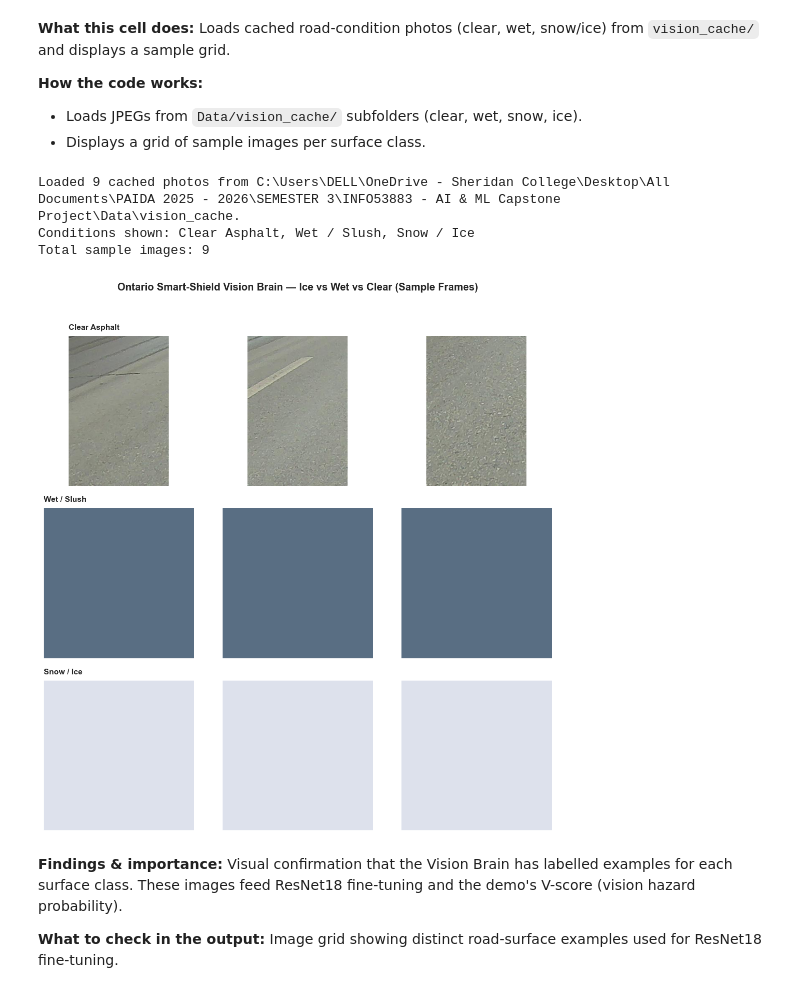
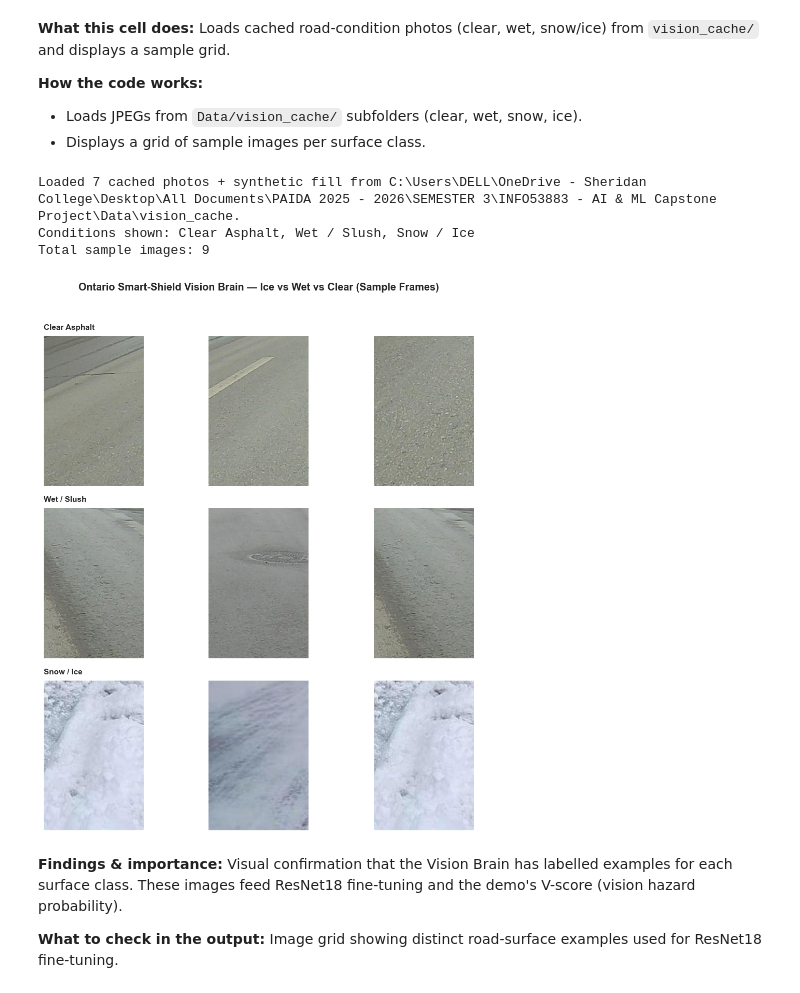
Before and after one commit to afolabi-adesina-m/Smart-Shield-AI, a Jupyter notebook: notebooks/capstone_with_results.ipynb, the cells around one changed output. Cells and saved outputs as stored; diff of their text form; code cells hidden in the pictures.

Commit message:
Update capstone project files excluding Fixed_Y notebooks

```diff
--- a/notebooks/capstone_with_results.ipynb
+++ b/notebooks/capstone_with_results.ipynb
@@ -2457,36 +2641,36 @@ Install once if needed: `pip install datasets torchvision`
 # Optional one-time seed: python seed_vision_cache.py
 
 import sys
 import importlib
 from pathlib import Path
 
 if "vision_brain" in sys.modules:
     del sys.modules["vision_brain"]
 import vision_brain
 importlib.reload(vision_brain)
 
 from vision_brain import load_sample_images, display_condition_samples, DISPLAY_ORDER, resolve_cache_dir
 
-VISION_CACHE = str((DATA.parent / "Data" / "vision_cache") if "DATA" in dir() else resolve_cache_dir())
+VISION_CACHE = str(resolve_cache_dir() if "DATA" not in dir() else (DATA / "vision_cache" if (DATA / "vision_cache").is_dir() else DATA.parent / "Data" / "vision_cache"))
 SAMPLES_PER_CLASS = 3
 
 sample_images, sample_labels = load_sample_images(
     n_per_class=SAMPLES_PER_CLASS,
     cache_dir=VISION_CACHE,
 )
 
 print("Conditions shown:", ", ".join(DISPLAY_ORDER))
 print(f"Total sample images: {len(sample_images)}")
 display_condition_samples(
     sample_images,
     sample_labels,
     title="Ontario Smart-Shield Vision Brain — Ice vs Wet vs Clear (Sample Frames)",
 )
 # %% [output]
-Loaded 9 cached photos from C:\Users\DELL\OneDrive - Sheridan College\Desktop\All Documents\PAIDA 2025 - 2026\SEMESTER 3\INFO53883 - AI & ML Capstone Project\Data\vision_cache.
+Loaded 7 cached photos + synthetic fill from C:\Users\DELL\OneDrive - Sheridan College\Desktop\All Documents\PAIDA 2025 - 2026\SEMESTER 3\INFO53883 - AI & ML Capstone Project\Data\vision_cache.
 Conditions shown: Clear Asphalt, Wet / Slush, Snow / Ice
 Total sample images: 9
-[figure, old version]
+[figure, new version]
 # %% [markdown]
 **Findings & importance:** Visual confirmation that the Vision Brain has labelled examples for each surface class. These images feed ResNet18 fine-tuning and the demo's V-score (vision hazard probability).
 
```
Also changed, not shown: parts of 43 cells of this notebook, 43 other files.
